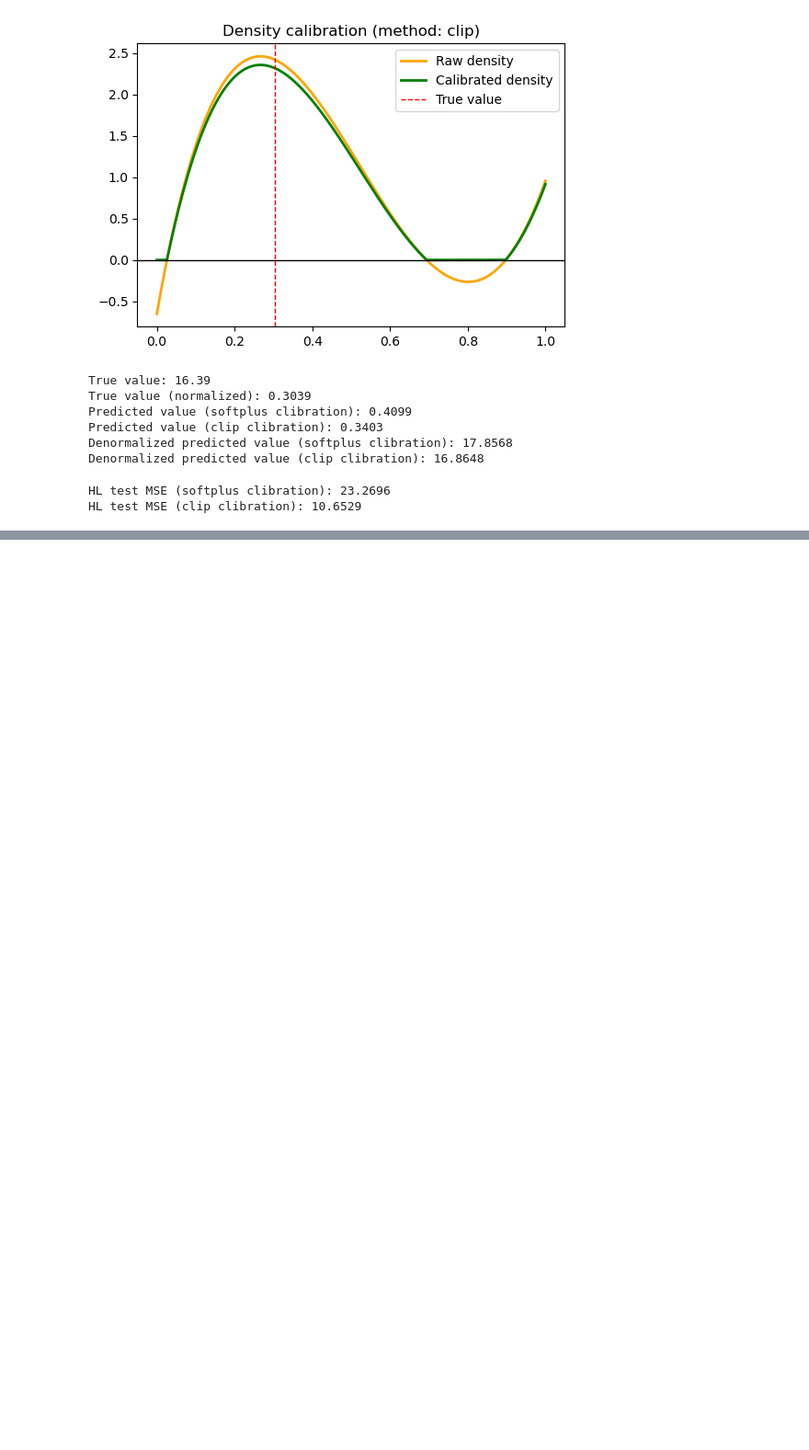
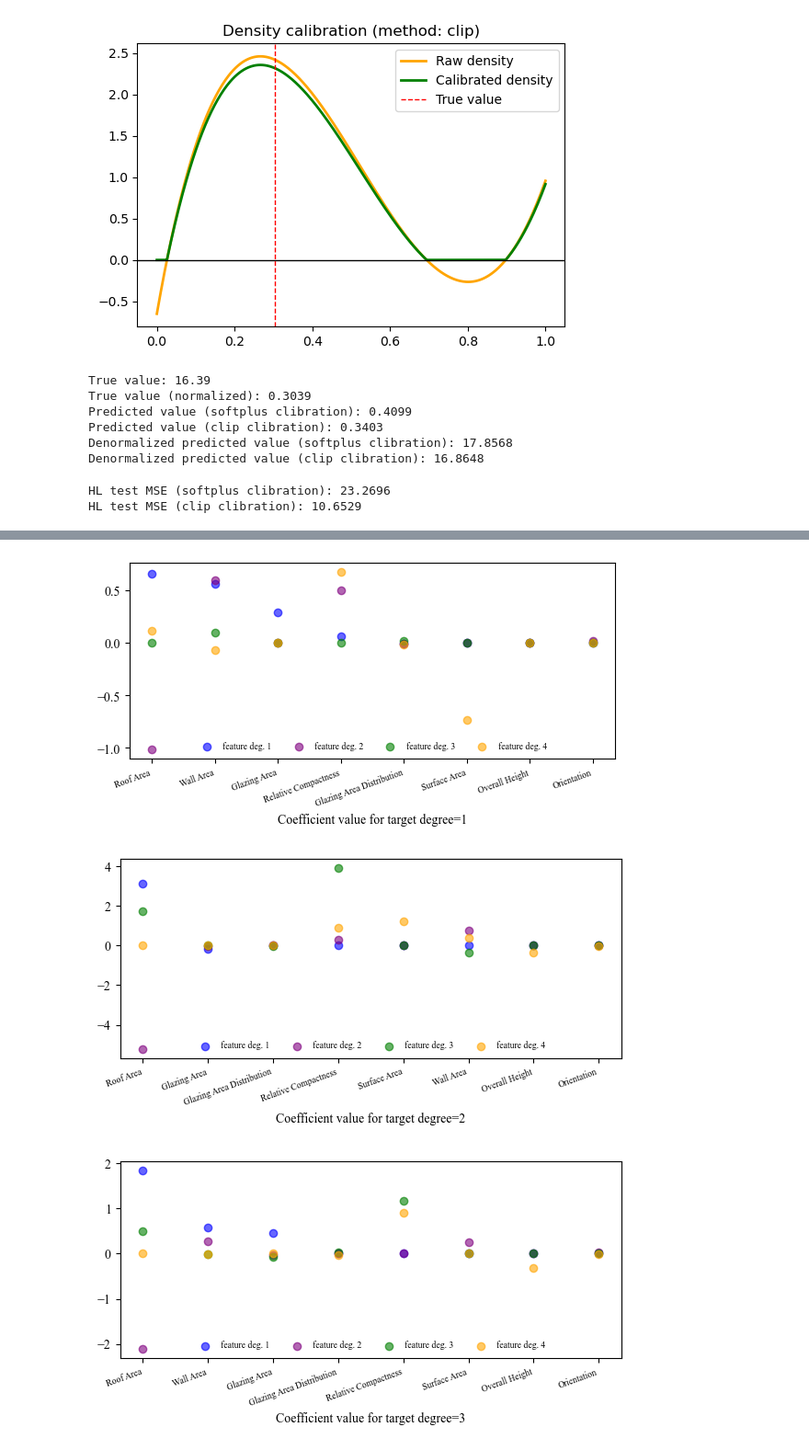
Before and after one commit to julbor2003/HCR-for-EnergyEfficiencyDataset, a Jupyter notebook: CL-basic.ipynb, the cells around one changed output, grey strips where cells are left out. Shown at 92% size. Cells and saved outputs as stored; diff of their text form; code cells hidden in the pictures; blank space fills up the shorter version.

Commit message:
weights_analysis

```diff
--- a/CL-basic.ipynb
+++ b/CL-basic.ipynb
@@ -193,0 +220,10 @@ HL test MSE (clip clibration): 10.6529
+# %%
+from src.weights import plot_coeffs
+
+colors = ["blue", "purple", "green", "orange"]
+for deg in range(1, N+1):
+    plot_coeffs(models[deg-1], V_train, target_deg=deg, colors=colors)
+# %% [output]
+[figure, added]
+[figure, added]
+[figure, added]
```
Also changed, not shown: parts of 3 cells of this notebook, 3 other files.
